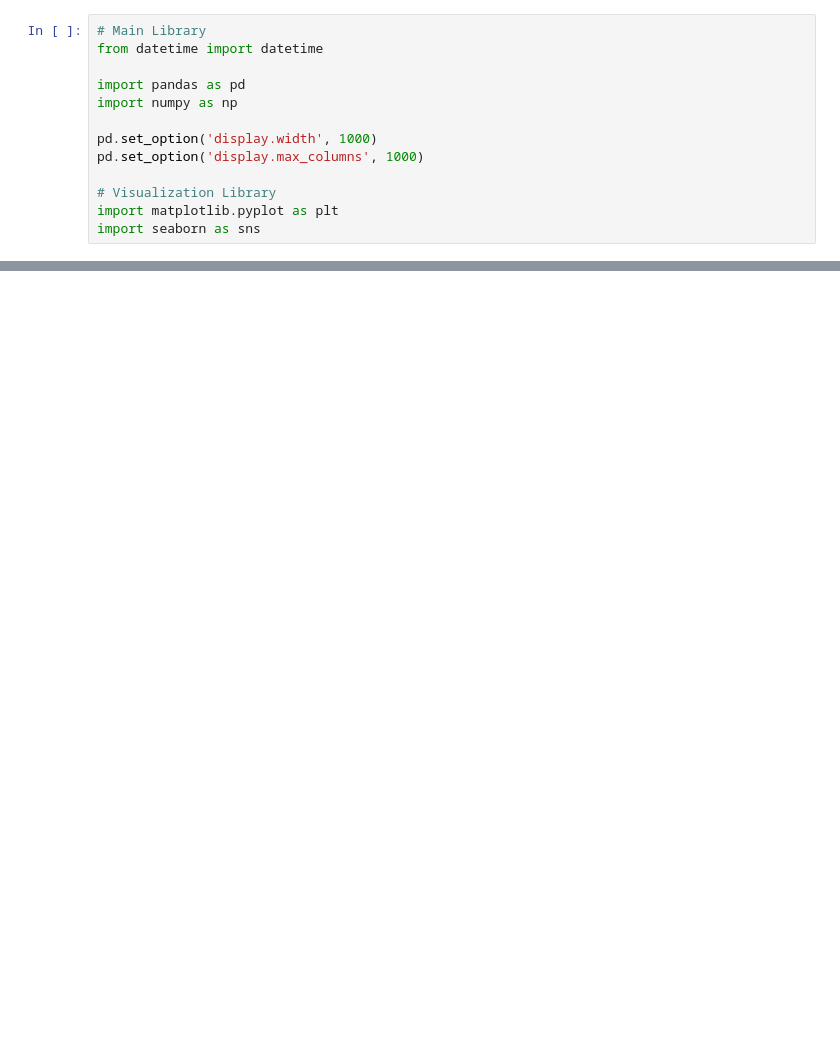
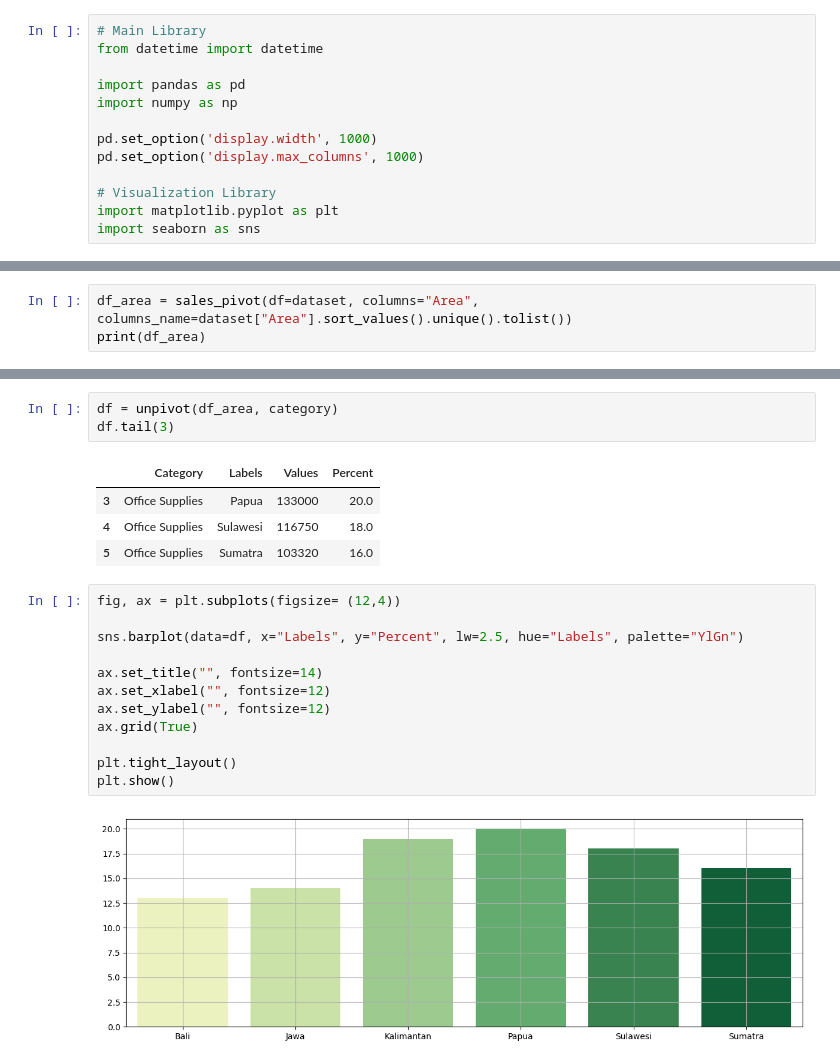
Before and after one commit to rezaaprm/logistics_supply, a Jupyter notebook: main.ipynb, the cells around one changed output, grey strips where cells are left out. Drawn from its saved outputs; the diff is of its cells as text; blank space fills up the shorter version.

```diff
--- a/main.ipynb
+++ b/main.ipynb
@@ -266,0 +97,3 @@ array(['Central', 'East', 'South', 'West'], dtype=object)
+# %%
+df_area = sales_pivot(df=dataset, columns="Area", columns_name=dataset["Area"].sort_values().unique().tolist())
+print(df_area)
@@ -266,0 +187,22 @@ array(['Central', 'East', 'South', 'West'], dtype=object)
+# %%
+df = unpivot(df_area, category)
+df.tail(3)
+# %% [output]
+|  | Category | Labels | Values | Percent |
+| 3 | Office Supplies | Papua | 133000 | 20.0 |
+| 4 | Office Supplies | Sulawesi | 116750 | 18.0 |
+| 5 | Office Supplies | Sumatra | 103320 | 16.0 |
+# %%
+fig, ax = plt.subplots(figsize= (12,4))
+
+sns.barplot(data=df, x="Labels", y="Percent", lw=2.5, hue="Labels", palette="YlGn")
+
+ax.set_title("", fontsize=14)
+ax.set_xlabel("", fontsize=12)
+ax.set_ylabel("", fontsize=12)
+ax.grid(True)
+
+plt.tight_layout()
+plt.show()
+# %% [output]
+[figure, added]
```
Also changed, not shown: parts of 64 cells of this notebook, 3 other files.
